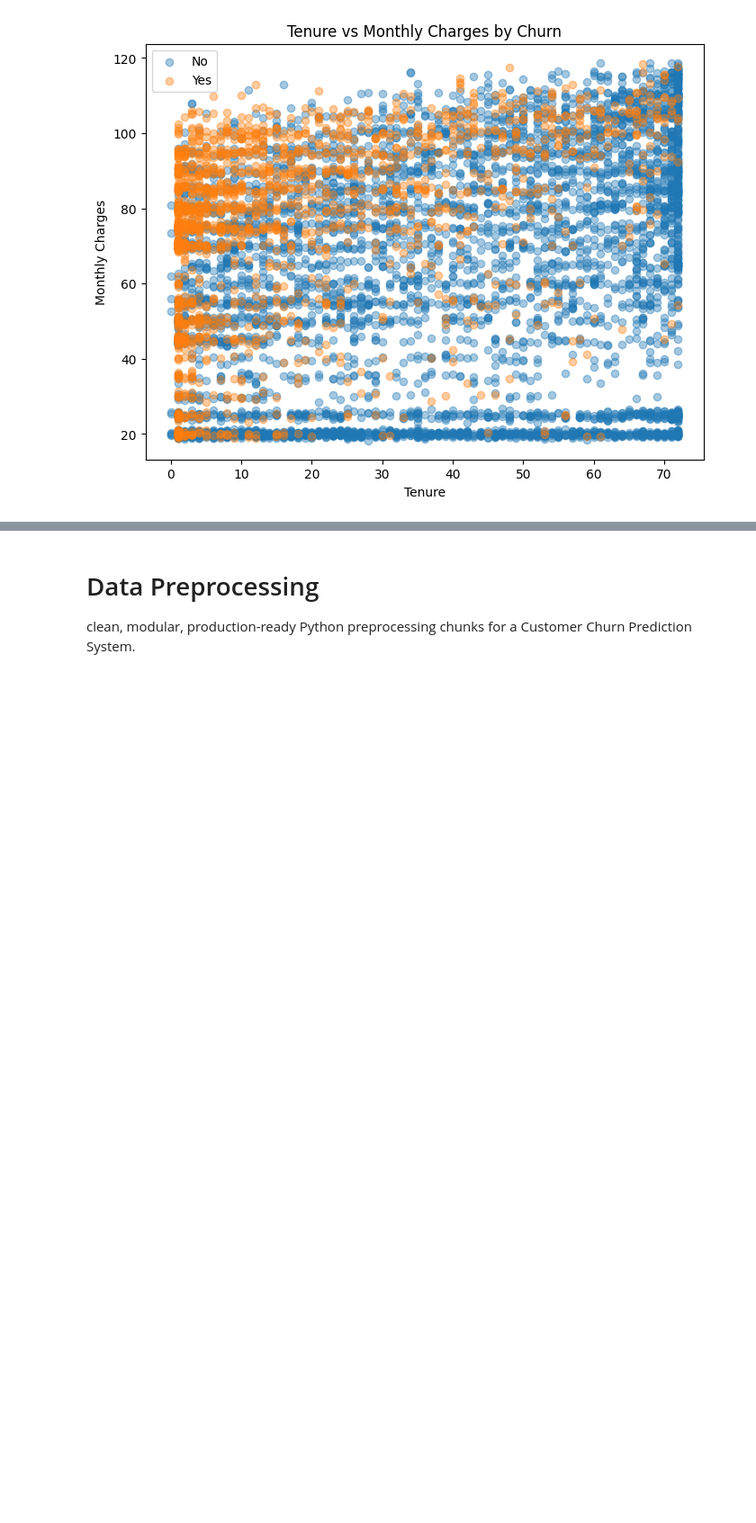
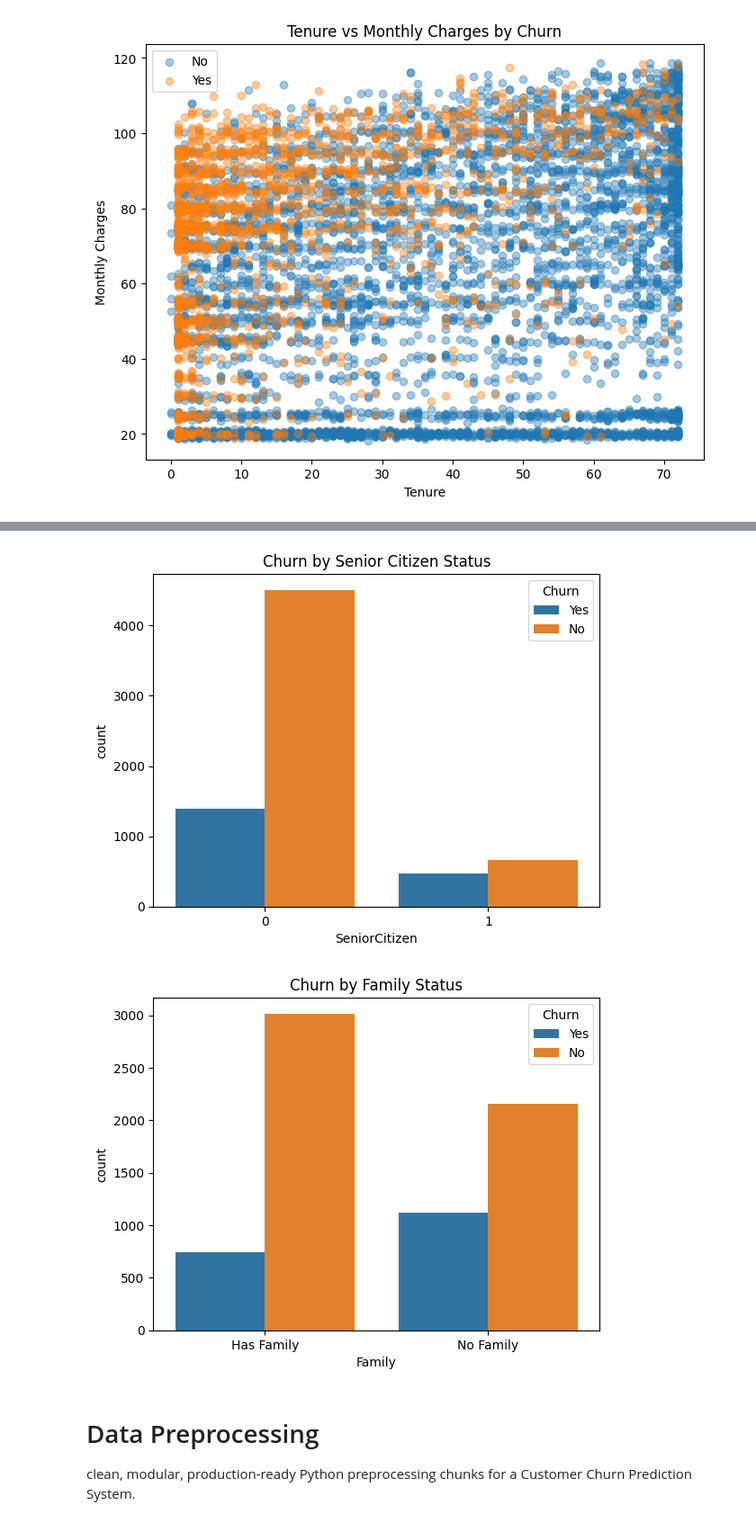
Before and after one commit to YasiruMethmal123/Telco-Customer-Churn, a Jupyter notebook: Churn_Prediction.ipynb, the cells around one changed output, grey strips where cells are left out. Shown at 90% size. Saved outputs shown, nothing was run; the diff lists cells and outputs as text; code cells hidden in the pictures; blank space fills up the shorter version.

```diff
--- a/Churn_Prediction.ipynb
+++ b/Churn_Prediction.ipynb
@@ -245,3 +267,16 @@ plt.show()
+# %%
+# Combine Partner and Dependents
+df['Family'] = ((df['Partner']=='Yes') | (df['Dependents']=='Yes')).map({True:'Has Family', False:'No Family'})
+sns.countplot(x='SeniorCitizen', hue='Churn', data=df)
+plt.title('Churn by Senior Citizen Status')
+plt.show()
+
+sns.countplot(x='Family', hue='Churn', data=df)
+plt.title('Churn by Family Status')
+plt.show()
+# %% [output]
+[figure, added]
+[figure, added]
 # %% [markdown]
 # Data Preprocessing
 clean, modular, production-ready Python preprocessing chunks for a Customer Churn Prediction System.
```
Also changed, not shown: parts of 3 cells of this notebook.
